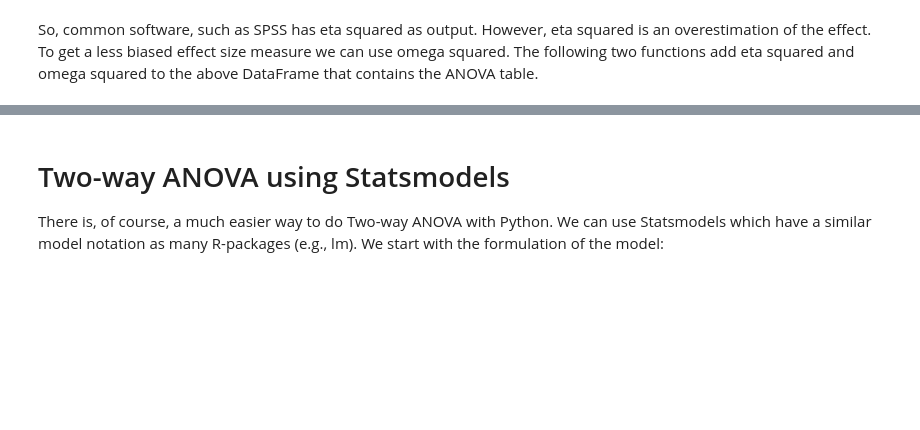
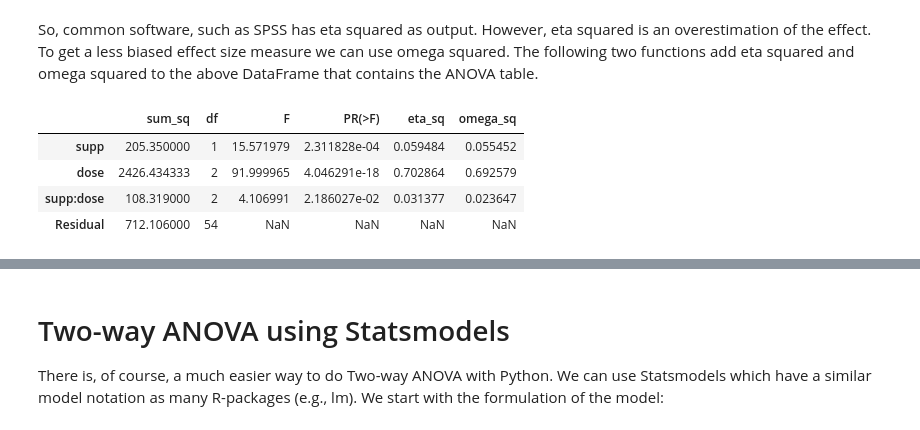
Before and after one commit to diefergil/mlcourse.ai, a Jupyter notebook: jupyter_english/tutorials/two-way-anova-with-python.ipynb, the cells around one changed output, grey strips where cells are left out. Saved outputs shown, nothing was run; the diff lists cells and outputs as text; code cells hidden in the pictures; blank space fills up the shorter version.

```diff
--- a/jupyter_english/tutorials/two-way-anova-with-python.ipynb
+++ b/jupyter_english/tutorials/two-way-anova-with-python.ipynb
@@ -101,26 +312,44 @@ p_axb = stats.f.sf(f_axb, df_axb, df_w)
 # %% [markdown]
 The results are, right now, stored in a lot of variables. To obtain a more readable result we can create a DataFrame that will contain our ANOVA table.
 # %%
-results = {'sum_sq':[ssq_a, ssq_b, ssq_axb, ssq_w],
-           'df':[df_a, df_b, df_axb, df_w],
-           'F':[f_a, f_b, f_axb, 'NaN'],
-            'PR(&gt;F)':[p_a, p_b, p_axb, 'NaN']}
-columns=['sum_sq', 'df', 'F', 'PR(&gt;F)']
-aov_table1 = pd.DataFrame(results, columns=columns,
-                          index=['supp', 'dose',
-                          'supp:dose', 'Residual'])
+import numpy as np
+# Crear tabla de resultados
+results = {
+    "sum_sq": [ssq_a, ssq_b, ssq_axb, ssq_w],
+    "df": [df_a, df_b, df_axb, df_w],
+    "F": [f_a, f_b, f_axb, np.nan],
+    "PR(>F)": [p_a, p_b, p_axb, np.nan],
+}
+columns = ["sum_sq", "df", "F", "PR(>F)"]
+aov_table1 = pd.DataFrame(
+    results, columns=columns, index=["supp", "dose", "supp:dose", "Residual"]
+)
 # %% [markdown]
 So, common software, such as SPSS has eta squared as output. However, eta squared is an overestimation of the effect. To get a less biased effect size measure we can use omega squared. The following two functions add eta squared and omega squared to the above DataFrame that contains the ANOVA table.
 # %%
+# Calcular eta_squared y omega_squared
 def eta_squared(aov):
-    aov['eta_sq'] = 'NaN'
-    aov['eta_sq'] = aov[:-1]['sum_sq']/sum(aov['sum_sq'])
+    aov["eta_sq"] = "NaN"
+    aov["eta_sq"] = aov.iloc[:-1]["sum_sq"] / sum(aov["sum_sq"])
     return aov
+
+
 def omega_squared(aov):
-    mse = aov['sum_sq'][-1]/aov['df'][-1]
-    aov['omega_sq'] = 'NaN'
-    aov['omega_sq'] = (aov[:-1]['sum_sq']-(aov[:-1]['df']*mse))/(sum(aov['sum_sq'])+mse)
+    mse = aov["sum_sq"][-1] / aov["df"][-1]
+    aov["omega_sq"] = "NaN"
+    aov["omega_sq"] = (aov.iloc[:-1]["sum_sq"] - (aov.iloc[:-1]["df"] * mse)) / (
+        sum(aov["sum_sq"]) + mse
+    )
     return aov
-eta_squared(aov_table1)
-omega_squared(aov_table1)
+
+
+aov_table1 = eta_squared(aov_table1)
+aov_table1 = omega_squared(aov_table1)
+
 aov_table1
+# %% [output]
+|  | sum_sq | df | F | PR(>F) | eta_sq | omega_sq |
+| supp | 205.350000 | 1 | 15.571979 | 2.311828e-04 | 0.059484 | 0.055452 |
+| dose | 2426.434333 | 2 | 91.999965 | 4.046291e-18 | 0.702864 | 0.692579 |
+| supp:dose | 108.319000 | 2 | 4.106991 | 2.186027e-02 | 0.031377 | 0.023647 |
+| Residual | 712.106000 | 54 | NaN | NaN | NaN | NaN |
```
Also changed, not shown: parts of 34 cells of this notebook.
